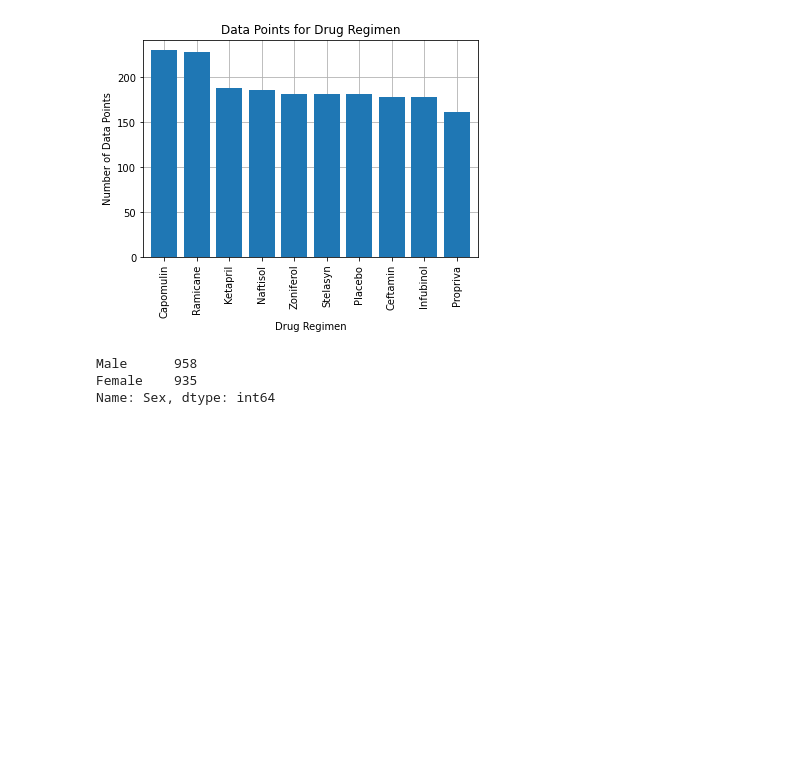
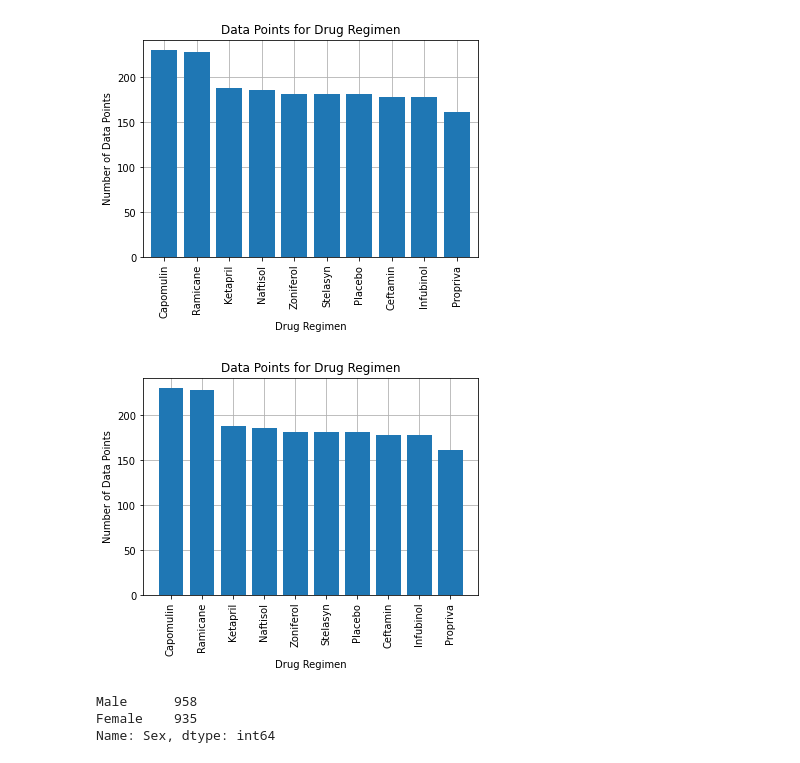
Before and after one commit to emersonmolett/Matplotlib-challenge, a Jupyter notebook: 05-Matplotlib/Instructions/Pymaceuticals/pymaceuticals_starter.ipynb, the cells around one changed output. Drawn from its saved outputs; the diff is of its cells as text; code cells hidden in the pictures; blank space fills up the shorter version.

Commit message:
created bar chart using matplotlib's pyplot

```diff
--- a/05-Matplotlib/Instructions/Pymaceuticals/pymaceuticals_starter.ipynb
+++ b/05-Matplotlib/Instructions/Pymaceuticals/pymaceuticals_starter.ipynb
@@ -406,6 +401,28 @@ bar_plot.set_title("Data Points for Drug Regimen")
 bar_plot.grid(zorder=0)
 # %% [output]
 [figure]
+# %%
+# Generate a bar plot showing the total number of measurements taken on each drug regimen using pyplot.
+
+bar_plot_pyplot = combined_dataframe["Drug Regimen"].value_counts()
+x_axis = np.arange(len(bar_plot_pyplot))
+
+plt.bar(x_axis, bar_plot_pyplot, width = 0.8, zorder = 5)
+
+tick_locations = [value for value in x_axis]
+plt.xticks(tick_locations, bar_plot_pyplot.index.values)
+
+plt.xticks(rotation = 90)
+
+plt.xlabel("Drug Regimen")
+plt.ylabel("Number of Data Points")
+plt.title("Data Points for Drug Regimen")
+
+plt.grid(zorder=0)
+
+plt.show()
+# %% [output]
+[figure, added]
 # %%
 # Generate a pie plot showing the distribution of female versus male mice using pandas
 
```
Also changed, not shown: parts of 11 cells of this notebook.
